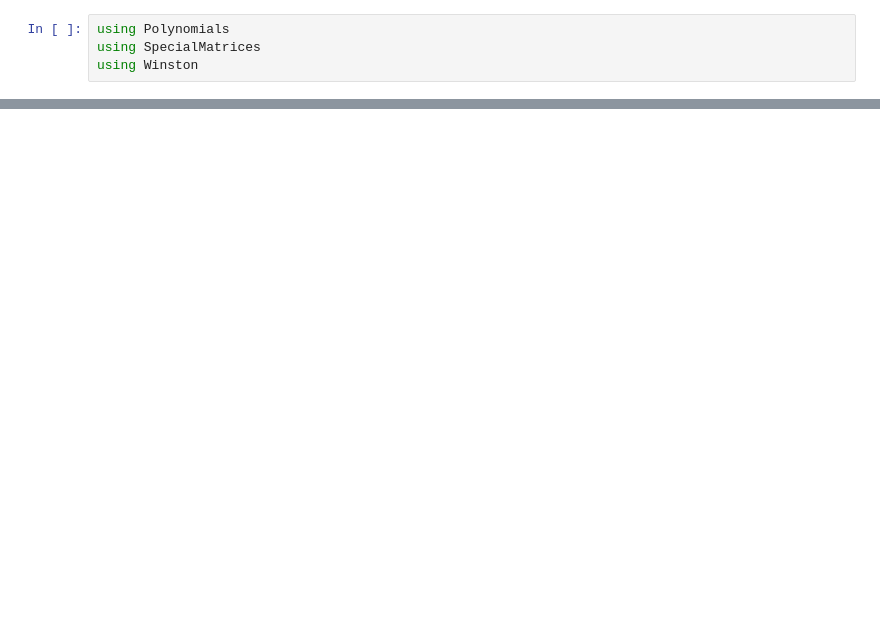
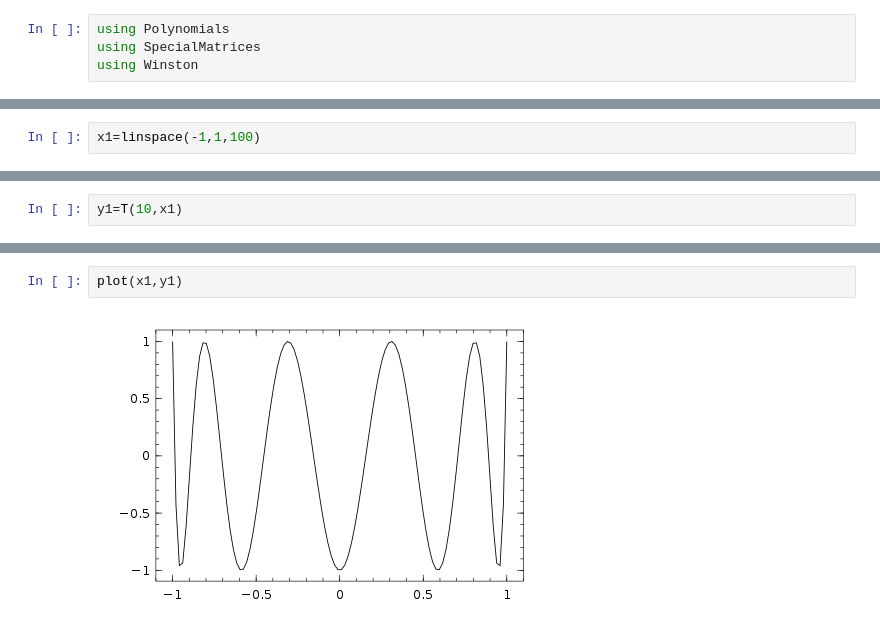
Before and after one commit to ivanslapnicar/FESBMat, a Jupyter notebook: src/NA10_Interpolacija_funkcija.ipynb, the cells around one changed output, grey strips where cells are left out. Cells and saved outputs as stored; diff of their text form; blank space fills up the shorter version.

```diff
--- a/src/NA10_Interpolacija_funkcija.ipynb
+++ b/src/NA10_Interpolacija_funkcija.ipynb
@@ -81,0 +121,2 @@ norm(abs(pp-sinus),Inf)
+# %%
+x1=linspace(-1,1,100)
@@ -81,0 +125,2 @@ norm(abs(pp-sinus),Inf)
+# %%
+y1=T(10,x1)
@@ -81,0 +145,4 @@ norm(abs(pp-sinus),Inf)
+# %%
+plot(x1,y1)
+# %% [output]
+[figure, added]
```
Also changed, not shown: parts of 28 cells of this notebook, 1 other file.
